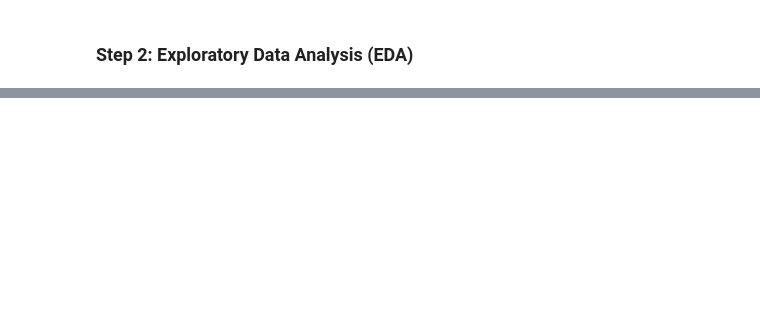
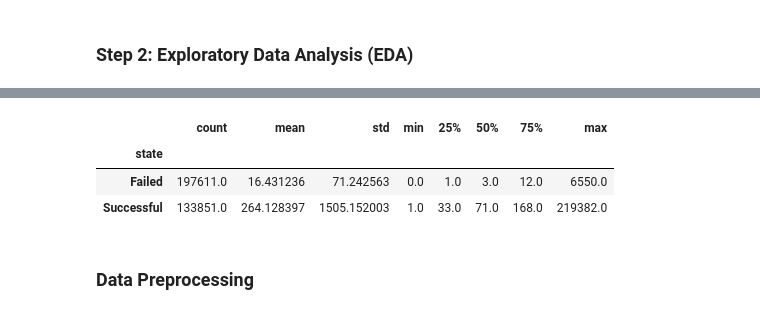
Before and after one commit to spiced-academy/punch_finisher, a Jupyter notebook: notebooks/EDA.ipynb, the cells around one changed output, grey strips where cells are left out. Cells and saved outputs as stored; diff of their text form; code cells hidden in the pictures; blank space fills up the shorter version.

```diff
--- a/notebooks/EDA.ipynb
+++ b/notebooks/EDA.ipynb
@@ -154,0 +173,10 @@ plt.show()
+# %%
+# Summary statistics of backers per state
+df.groupby('state')['backers'].describe()
+# %% [output]
+|  | count | mean | std | min | 25% | 50% | 75% | max |
+| state |  |  |  |  |  |  |  |  |
+| Failed | 197611.0 | 16.431236 | 71.242563 | 0.0 | 1.0 | 3.0 | 12.0 | 6550.0 |
+| Successful | 133851.0 | 264.128397 | 1505.152003 | 1.0 | 33.0 | 71.0 | 168.0 | 219382.0 |
+# %% [markdown]
+### Data Preprocessing
```
Also changed, not shown: parts of 17 cells of this notebook.
